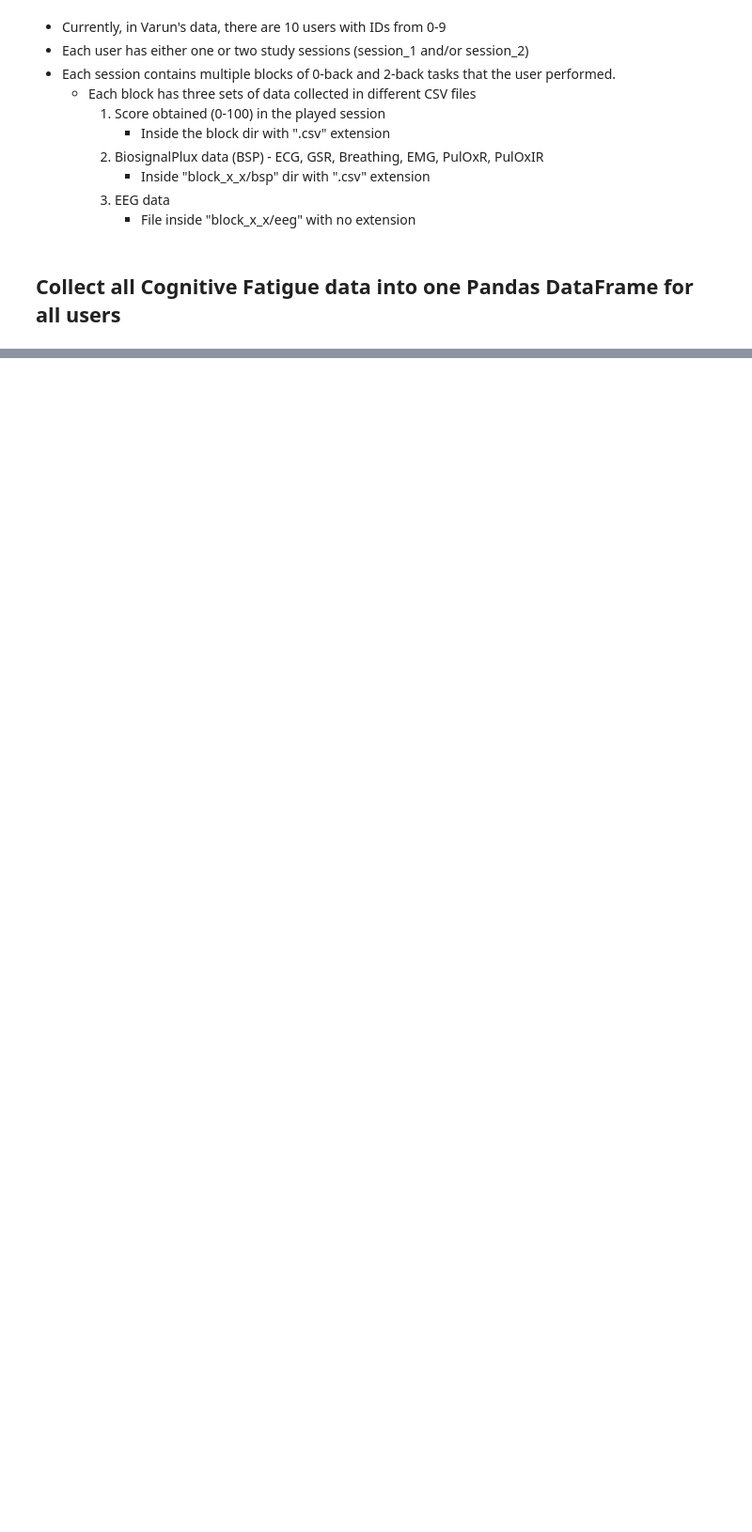
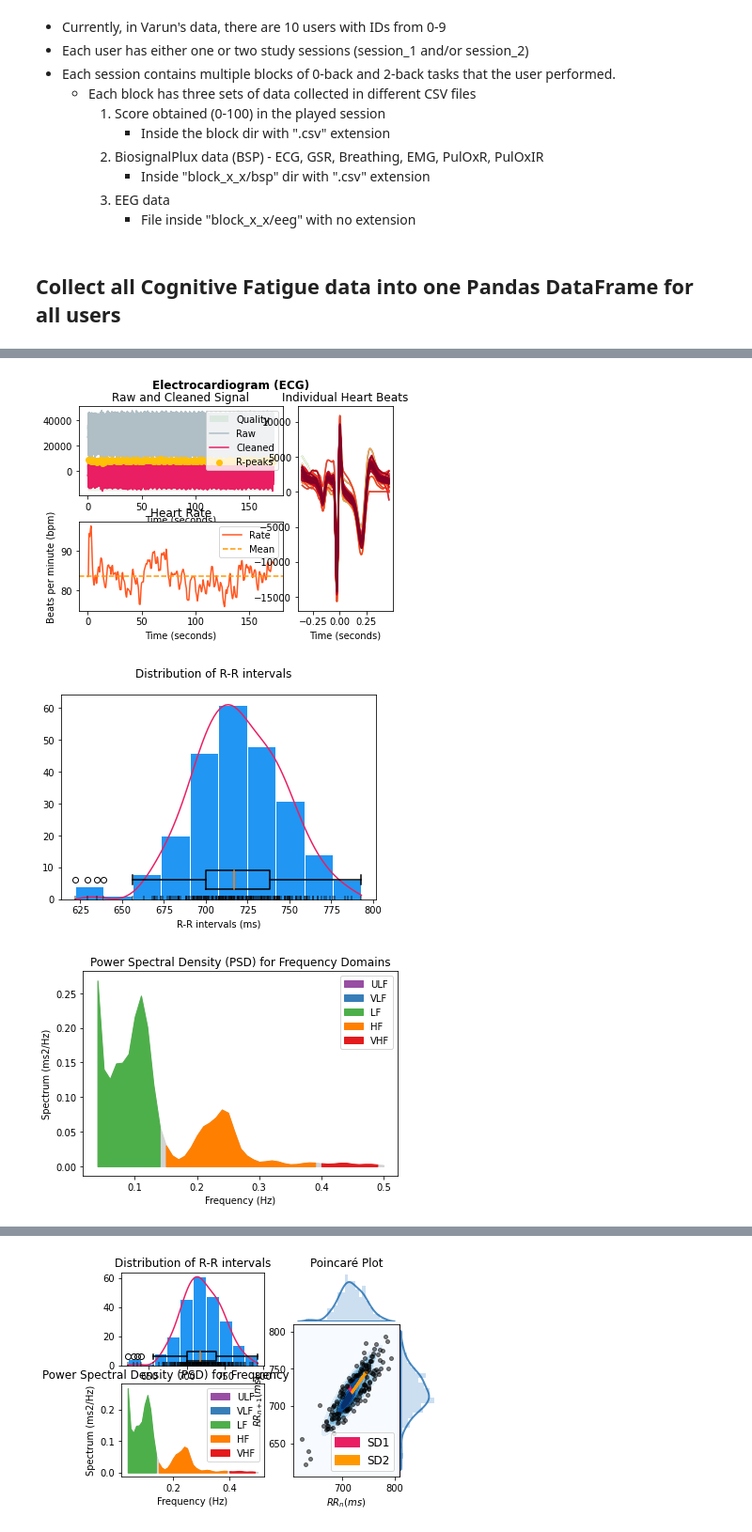
Before and after one commit to asheeshcric/VA, a Jupyter notebook: notebooks/data_analysis.ipynb, the cells around one changed output, grey strips where cells are left out. Shown at 94% size. Saved outputs shown, nothing was run; the diff lists cells and outputs as text; code cells hidden in the pictures; blank space fills up the shorter version.

Commit message:
Plot all BSP signals and extracted features in the notebook

```diff
--- a/notebooks/data_analysis.ipynb
+++ b/notebooks/data_analysis.ipynb
@@ -49,5 +49,8 @@ def get_ecg_features(bsp_data):
     ecg_features = signals[["ECG_Raw", "ECG_Clean", "ECG_Rate", "ECG_Quality"]]
 
     # Also, compute HRV indices
-    hrv_features = nk.hrv(peaks, sampling_rate=1000, show=True)
-    return ecg_features, hrv_features
+    hrv_time = nk.hrv_time(peaks, sampling_rate=1000, show=True)
+    hrv_freq = nk.hrv_frequency(peaks, sampling_rate=1000, show=True)
+    hrv_non = nk.hrv_nonlinear(peaks, sampling_rate=1000, show=True)
+    hrv_all = nk.hrv(peaks, sampling_rate=1000, show=True)
+    return ecg_features, hrv_time, hrv_freq, hrv_non, hrv_all
@@ -163,7 +97,7 @@ def extract_bsp_features(block_dir):
     return bsp_data
 # %%
 session_counter = 0
-for user_id in range(9, 10):
+for user_id in range(1, 10):
     user_dir = os.path.join(cog_data_dir, f"user_{user_id}")
     for session in os.listdir(user_dir):
         session_dir = os.path.join(user_dir, session)
@@ -218,0 +123,6 @@ eeg_features
+# %%
+ecg_features, hrv_time, hrv_freq, hrv_non, hrv_all = get_ecg_features(bsp_features)
+# %% [output]
+[figure, added]
+[figure, added]
+[figure, added]
@@ -218,0 +130 @@ eeg_features
+[figure, added]
```
Also changed, not shown: parts of 16 cells of this notebook.
